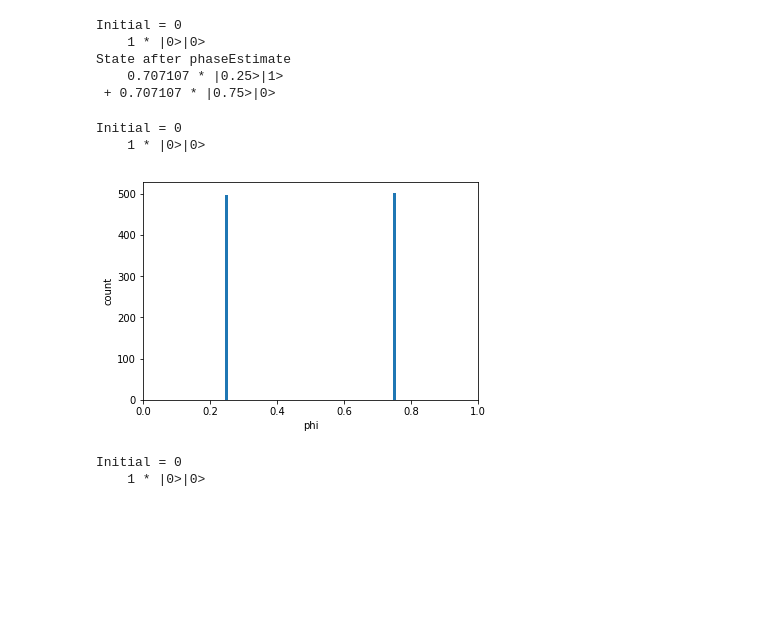
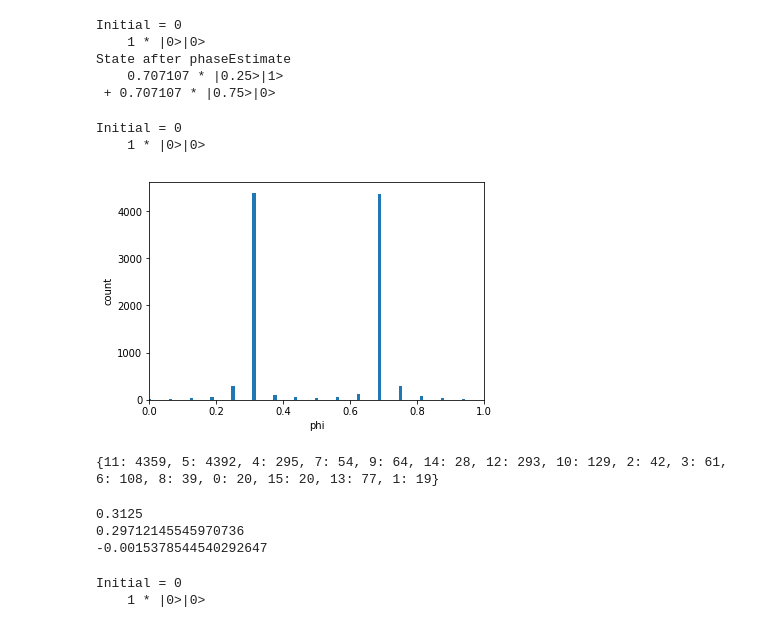
Before and after one commit to lehner/sqc, a Jupyter notebook: phase.ipynb, the cells around one changed output. Drawn from its saved outputs; the diff is of its cells as text; code cells hidden in the pictures; blank space fills up the shorter version.

```diff
--- a/phase.ipynb
+++ b/phase.ipynb
@@ -46,11 +48,30 @@ State after phaseEstimate
     0.707107 * |0.25>|1>
  + 0.707107 * |0.75>|0>
 # %%
-measure(4,1000,lambda i,k,op: CU(i,k,op,0.25))
+measure(4,10000,lambda i,k,op: CU(i,k,op,0.3))
 # %% [output]
 Initial = 0
     1 * |0>|0>
-[figure, old version]
+[figure, new version]
+{11: 4359, 5: 4392, 4: 295, 7: 54, 9: 64, 14: 28, 12: 293, 10: 129, 2: 42, 3: 61, 6: 108, 8: 39, 0: 20, 15: 20, 13: 77, 1: 19}
+# %%
+Nphi0t=4392
+Nphi0tM1=295
+Nphi0tP1=108
+
+eps=2**-4
+
+phi0tilde=5*eps
+print(phi0tilde)
+
+r=Nphi0tM1/Nphi0tP1
+phi=phi0tilde+eps*(1.-r**0.5)/(1.+r**0.5)
+print(phi)
+print(eps*(1.-r**0.5)/(1.+r**0.5)*0.1)
+# %% [output]
+0.3125
+0.29712145545970736
+-0.0015378544540292647
 # %%
 measure(4,1000,lambda i,k,op: CU(i,k,op,0.4))
 # %% [output]
```
Also changed, not shown: parts of 1 cell of this notebook, 4 other files.
